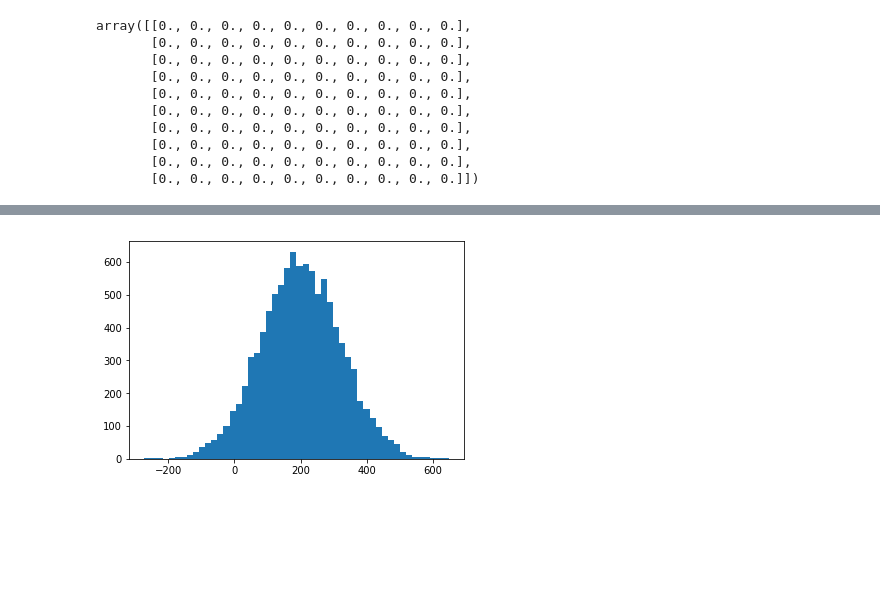
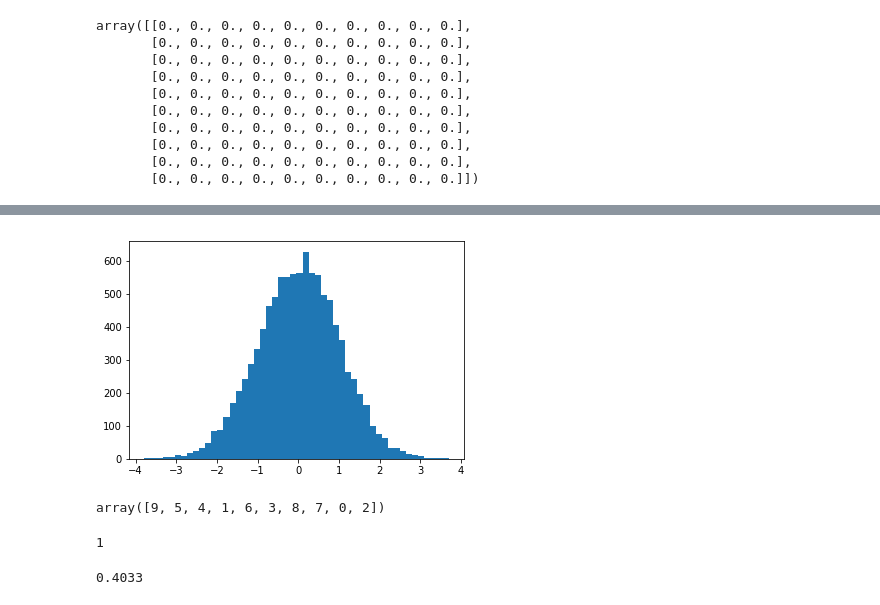
Before and after one commit to vafaei-ar/DSWSs, a Jupyter notebook: S03/notebooks/numpy-ii.ipynb, the cells around one changed output, grey strips where cells are left out. Drawn from its saved outputs; the diff is of its cells as text; code cells hidden in the pictures; blank space fills up the shorter version.

```diff
--- a/S03/notebooks/numpy-ii.ipynb
+++ b/S03/notebooks/numpy-ii.ipynb
@@ -42,8 +119,8 @@ array([4, 0, 2, 0, 3, 4, 3, 3, 3, 3])
 # %%
-x = np.random.normal(n*p,n*p*(1-p),10000)
+x = np.random.normal(0,1,10000)
 plt.hist(x,50);
 # %% [output]
-[figure, old version]
+[figure, new version]
 # %%
 # numpy.random.shuffle
 # numpy.random.choice
@@ -51,0 +127,24 @@ plt.hist(x,50);
+# %%
+x = np.arange(10)
+np.random.shuffle(x)
+x
+# %% [output]
+array([9, 5, 4, 1, 6, 3, 8, 7, 0, 2])
+# %%
+x = np.arange(10)
+np.random.choice(x)
+# %% [output]
+1
+# %%
+xlist = np.arange(10)
+
+ss = 0
+ds = 0
+for i in range(10000):
+    xr = np.random.choice(xlist)
+    ss += 1
+    ds += int(xr<=3)
+
+print(1.*ds/ss)
+# %% [output]
+0.4033
```
Also changed, not shown: parts of 19 cells of this notebook, 3 other files.
